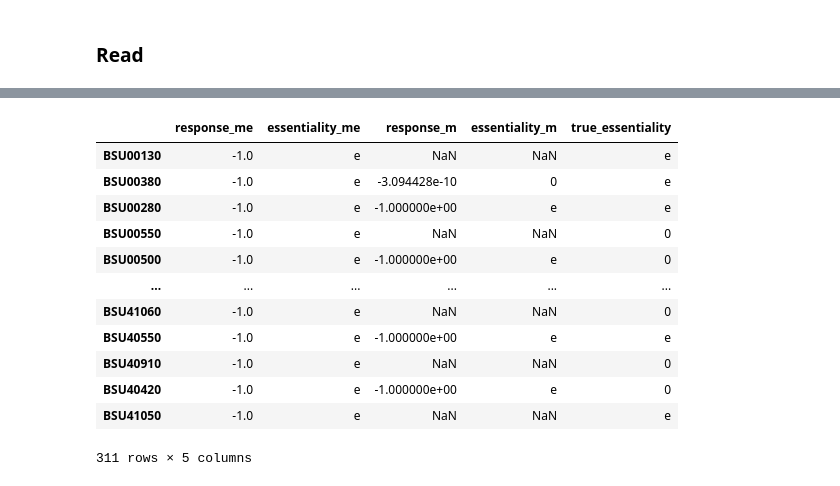
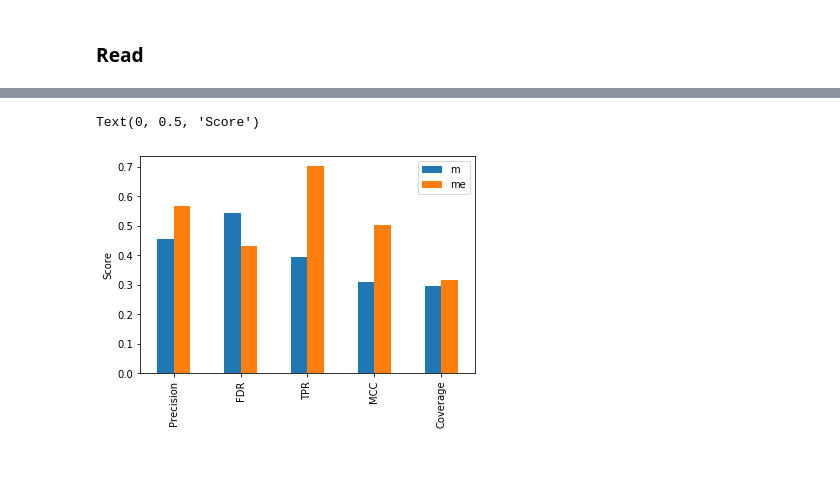
Before and after one commit to jdtibochab/bacillusme, a Jupyter notebook: bacillusme/analysis/gene_essentiality.ipynb, the cells around one changed output, grey strips where cells are left out. Drawn from its saved outputs; the diff is of its cells as text; code cells hidden in the pictures.

```diff
--- a/bacillusme/analysis/gene_essentiality.ipynb
+++ b/bacillusme/analysis/gene_essentiality.ipynb
@@ -98,9 +155,10 @@ essential_genes = pd.read_csv('./essentiality/subtiwiki_essential.txt',index_col
 # %%
-from Bio import SeqIO
-gb_file = SeqIO.read("../building_data/NC_000964.gb", 'gb')
-gene_count = 0
-for feature in gb_file.features:
-    if feature.type not in {'CDS', 'rRNA','tRNA', 'ncRNA'}:
-        continue
-    gene_count += 1
-print(gene_count)
+def get_gene_count(me):
+    from Bio import SeqIO
+    gb_file = SeqIO.read("../building_data/NC_000964.gb", 'gb')
+    gene_count = 0
+    for feature in gb_file.features:
+        if feature.type not in {'CDS', 'rRNA','tRNA', 'ncRNA'}:
+            continue
+        gene_count += 1
+    return gene_count
@@ -110,0 +165,3 @@ all_genes = [g.id for g in me.genes]
+# %%
+gene_count = get_gene_count("../building_data/NC_000964.gb")
+gene_count_eco = get_gene_count("../building_data/NC_000913.2.gb")
@@ -126,3 +228,4 @@ essentiality_df.to_csv('essentiality/essentiality_results.csv')
 # %%
 # Read
 essentiality_df = pd.read_csv('essentiality/essentiality_results.csv',index_col=0)
+essentiality_df_eco = pd.read_csv('essentiality/essentiality_results_eco.csv',index_col=0)
@@ -178,0 +263,3 @@ scores_df = pd.DataFrame.from_dict(scores)
+# %%
+scores_df = get_scores(essentiality_df,gene_count)
+scores_df_eco = get_scores(essentiality_df_eco,gene_count_eco)
@@ -184,17 +278,7 @@ plt.savefig('essentiality/essentiality_scores')
 [figure]
-# %%
-essentiality_df[essentiality_df.essentiality_me=='e']
-# %% [output]
-|  | response_me | essentiality_me | response_m | essentiality_m | true_essentiality |
-| BSU00130 | -1.0 | e | NaN | NaN | e |
-| BSU00380 | -1.0 | e | -3.094428e-10 | 0 | e |
-| BSU00280 | -1.0 | e | -1.000000e+00 | e | e |
-| BSU00550 | -1.0 | e | NaN | NaN | 0 |
-| BSU00500 | -1.0 | e | -1.000000e+00 | e | 0 |
-| ... | ... | ... | ... | ... | ... |
-| BSU41060 | -1.0 | e | NaN | NaN | 0 |
-| BSU40550 | -1.0 | e | -1.000000e+00 | e | e |
-| BSU40910 | -1.0 | e | NaN | NaN | 0 |
-| BSU40420 | -1.0 | e | -1.000000e+00 | e | 0 |
-| BSU41050 | -1.0 | e | NaN | NaN | e |
-311 rows × 5 columns
+# %%
+scores_df_eco.plot.bar()
+plt.ylabel('Score')
+# %% [output]
+Text(0, 0.5, 'Score')
+[figure, added]
```
Also changed, not shown: parts of 29 cells of this notebook, 33 other files.
